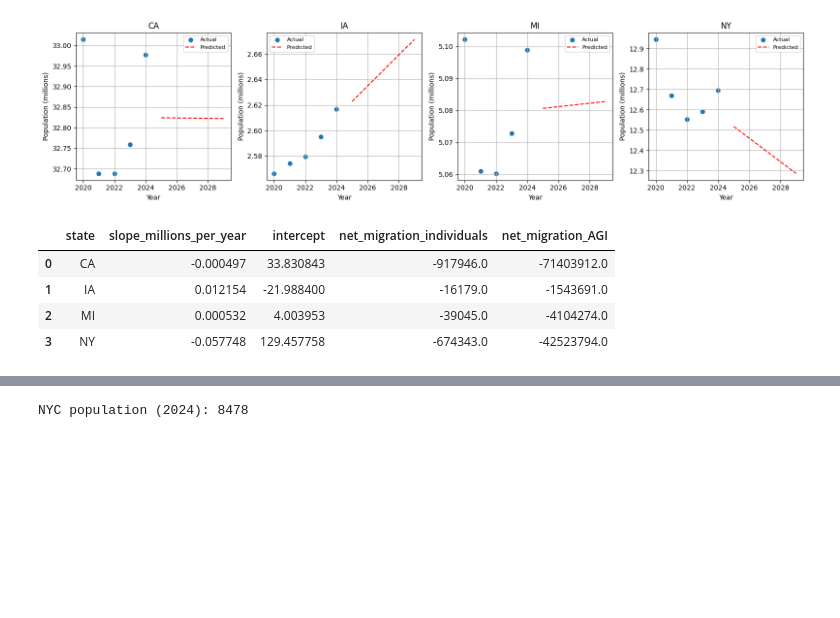
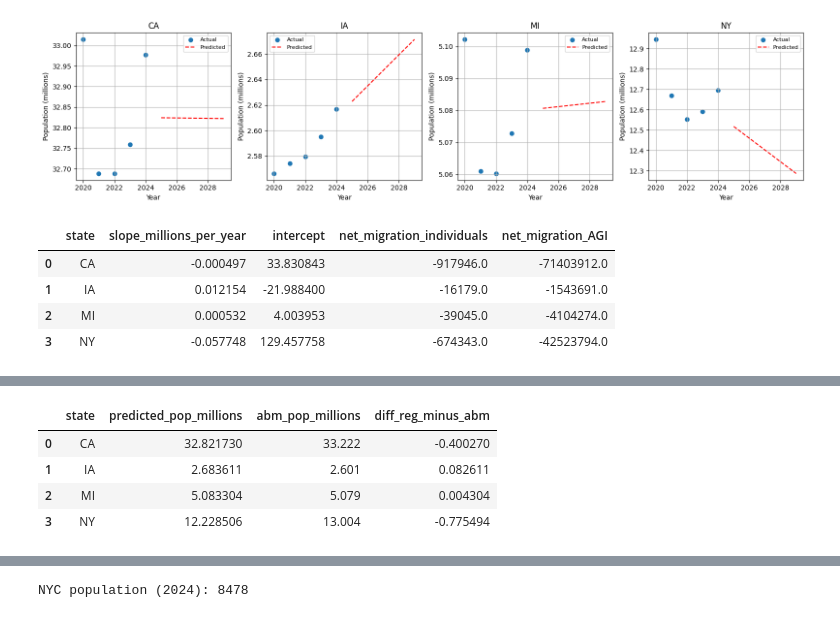
Before and after one commit to chasefrerichs/Group11_semester_project, a Jupyter notebook: Experimental_file.ipynb, the cells around one changed output, grey strips where cells are left out. Saved outputs shown, nothing was run; the diff lists cells and outputs as text; code cells hidden in the pictures; blank space fills up the shorter version.

```diff
--- a/Experimental_file.ipynb
+++ b/Experimental_file.ipynb
@@ -825,0 +1099,9 @@ summary
+# %%
+abm_2030 = (
+    abm_df[abm_df["year"] == 2030]
+    .assign(pop_millions=lambda d: d["abm_pop"] / 1_000_000)
+    [["state", "pop_millions"]]
+)
+
+reg_2030 = pred_df[pred_df["year"] == 2030].copy()
+reg_2030
@@ -825,0 +1114,20 @@ summary
+# %%
+comparison_2030 = (
+    reg_2030[["state", "predicted_pop_millions"]]
+    .merge(
+        abm_2030.rename(columns={"pop_millions": "abm_pop_millions"}),
+        on="state",
+        how="left"
+    )
+    .assign(
+        diff_reg_minus_abm=lambda d: d["predicted_pop_millions"] - d["abm_pop_millions"]
+    )
+)
+
+comparison_2030
+# %% [output]
+|  | state | predicted_pop_millions | abm_pop_millions | diff_reg_minus_abm |
+| 0 | CA | 32.821730 | 33.222 | -0.400270 |
+| 1 | IA | 2.683611 | 2.601 | 0.082611 |
+| 2 | MI | 5.083304 | 5.079 | 0.004304 |
+| 3 | NY | 12.228506 | 13.004 | -0.775494 |
```
Also changed, not shown: parts of 18 cells of this notebook.
